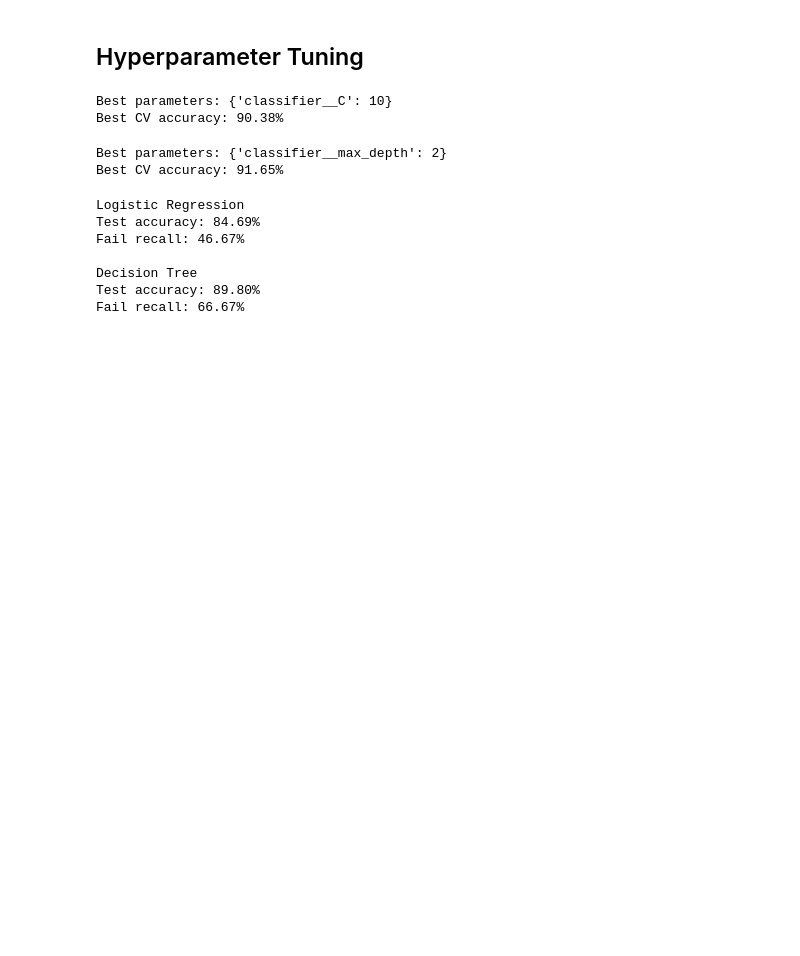
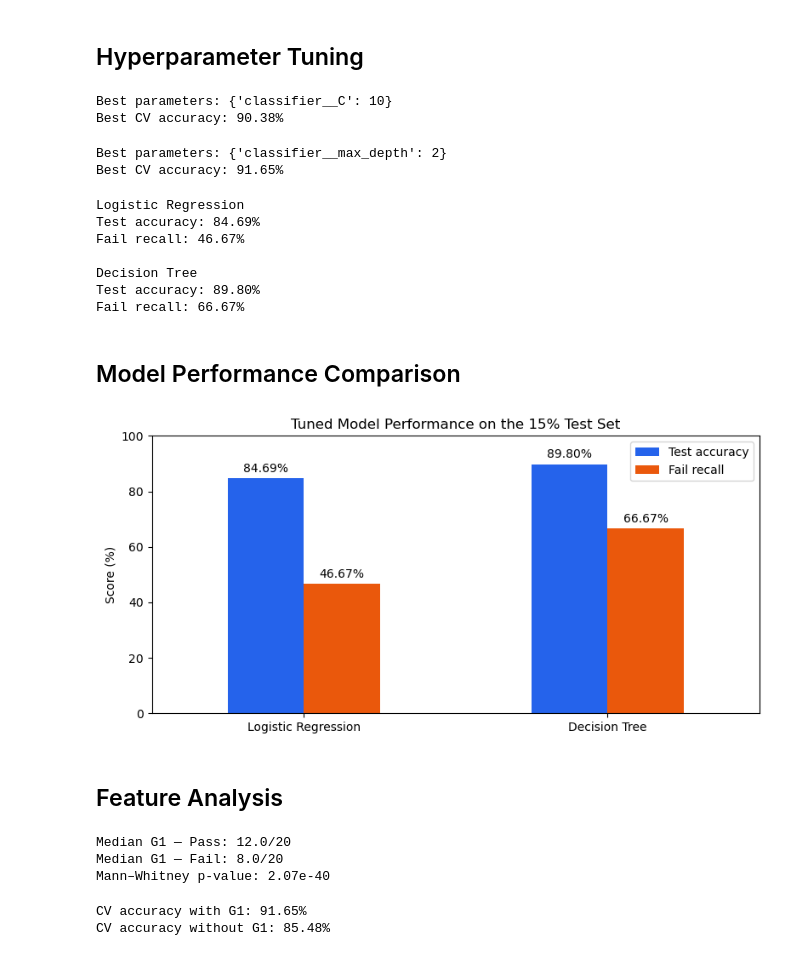
Before and after one commit to Raghib2026552/ML_HDipData_Sept26_FT_Raghib_ELFAQIR, a Jupyter notebook: ML_HDipData_Sept26_FT_Raghib_ELFAQIR.ipynb, the cells around one changed output. Cells and saved outputs as stored; diff of their text form; code cells hidden in the pictures; blank space fills up the shorter version.

```diff
--- a/ML_HDipData_Sept26_FT_Raghib_ELFAQIR.ipynb
+++ b/ML_HDipData_Sept26_FT_Raghib_ELFAQIR.ipynb
@@ -339,3 +339,71 @@ Fail recall: 46.67%
 Decision Tree
 Test accuracy: 89.80%
 Fail recall: 66.67%
+# %% [markdown]
+## Model Performance Comparison
+# %%
+import pandas as pd
+import matplotlib.pyplot as plt
+from sklearn.metrics import accuracy_score, recall_score
+
+predictions = {
+    "Logistic Regression": lr_test_pred,
+    "Decision Tree": tree_test_pred,
+}
+
+results = pd.DataFrame([
+    {
+        "Model": name,
+        "Test accuracy": 100 * accuracy_score(y_test_15, pred),
+        "Fail recall": 100 * recall_score(y_test_15, pred, pos_label="Fail"),
+    }
+    for name, pred in predictions.items()
+]).set_index("Model")
+
+ax = results.plot.bar(figsize=(8, 4), rot=0, color=["#2563EB", "#EA580C"])
+ax.set_title("Tuned Model Performance on the 15% Test Set")
+ax.set_ylabel("Score (%)")
+ax.set_xlabel("")
+ax.set_ylim(0, 100)
+
+for bars in ax.containers:
+    ax.bar_label(bars, fmt="%.2f%%", padding=3)
+
+plt.tight_layout()
+plt.show()
+# %% [output]
+[figure, added]
+# %% [markdown]
+## Feature Analysis
+# %%
+from scipy.stats import mannwhitneyu
+
+g1_pass = X_train_15.loc[y_train_15 == "Pass", "G1"]
+g1_fail = X_train_15.loc[y_train_15 == "Fail", "G1"]
+
+test = mannwhitneyu(g1_pass, g1_fail, alternative="two-sided")
+
+print(f"Median G1 — Pass: {g1_pass.median():.1f}/20")
+print(f"Median G1 — Fail: {g1_fail.median():.1f}/20")
+print(f"Mann–Whitney p-value: {test.pvalue:.3g}")
+# %% [output]
+Median G1 — Pass: 12.0/20
+Median G1 — Fail: 8.0/20
+Mann–Whitney p-value: 2.07e-40
+# %%
+tree_tuned = tree_search.best_estimator_
+X_train_without_g1 = X_train_15.drop(columns=["G1"])
+
+scores_with_g1 = cross_val_score(
+    tree_tuned, X_train_15, y_train_15, cv=cv, scoring="accuracy"
+)
+
+scores_without_g1 = cross_val_score(
+    tree_tuned, X_train_without_g1, y_train_15, cv=cv, scoring="accuracy"
+)
+
+print(f"CV accuracy with G1: {scores_with_g1.mean():.2%}")
+print(f"CV accuracy without G1: {scores_without_g1.mean():.2%}")
+# %% [output]
+CV accuracy with G1: 91.65%
+CV accuracy without G1: 85.48%
```
